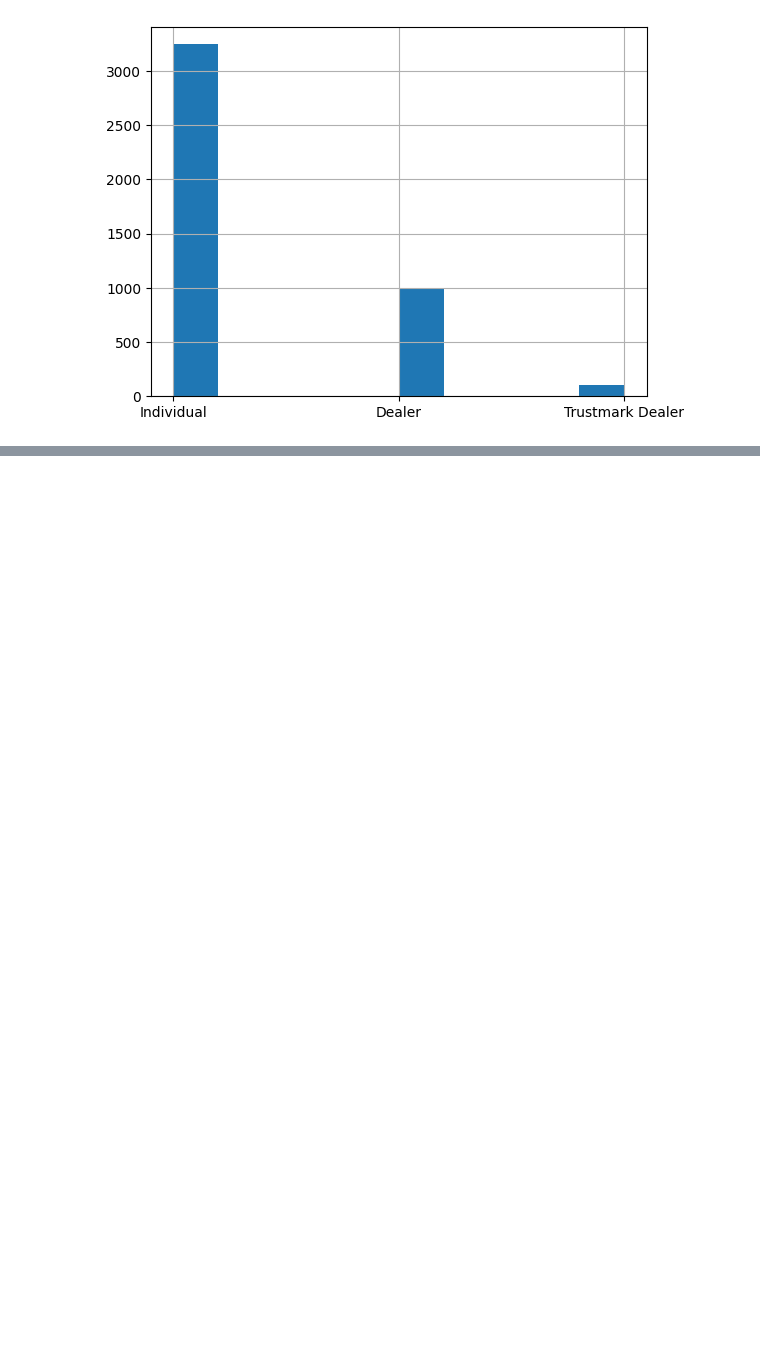
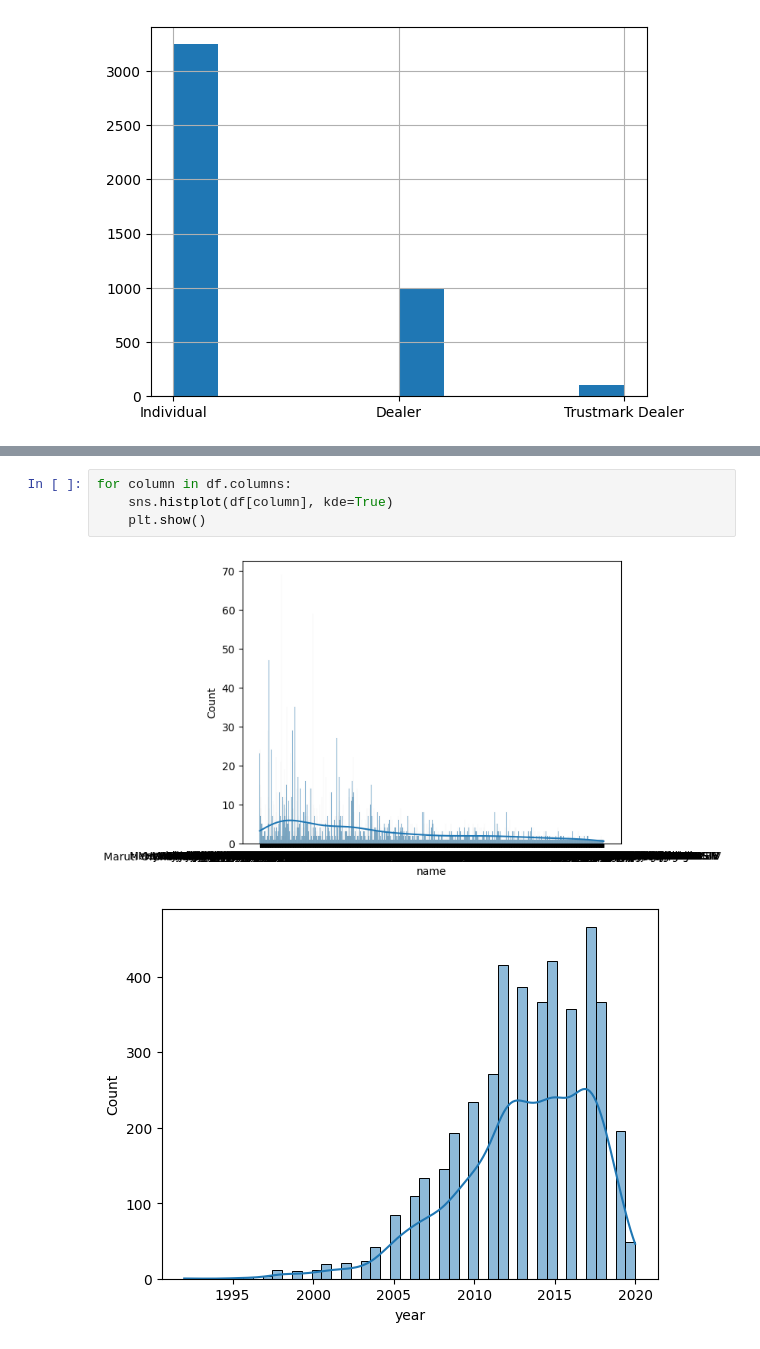
Before and after one commit to inesmarina8/machine_learning_proyect3, a Jupyter notebook: car_selling_prediction-1.ipynb, the cells around one changed output, grey strips where cells are left out. Drawn from its saved outputs; the diff is of its cells as text; blank space fills up the shorter version.

```diff
--- a/car_selling_prediction-1.ipynb
+++ b/car_selling_prediction-1.ipynb
@@ -132,0 +156,7 @@ plt.show()
+# %%
+for column in df.columns:
+    sns.histplot(df[column], kde=True)
+    plt.show()
+# %% [output]
+[figure, added]
+[figure, added]
```
Also changed, not shown: parts of 99 cells of this notebook.
